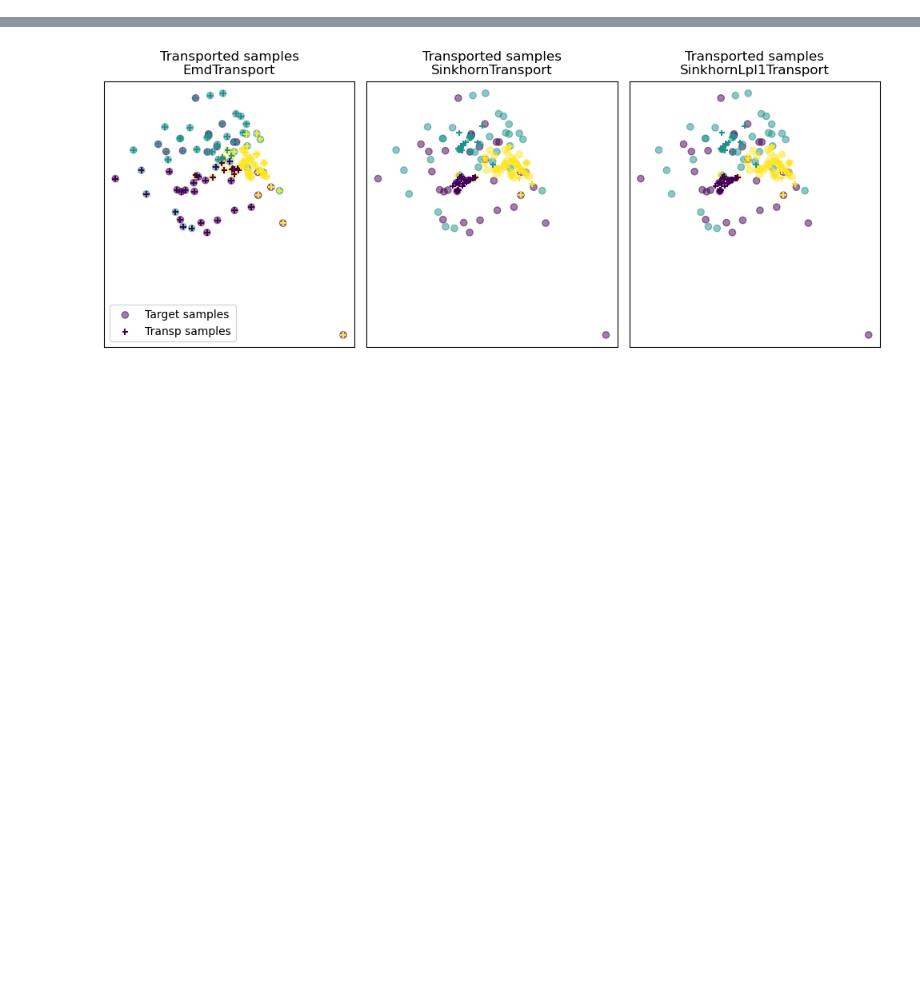
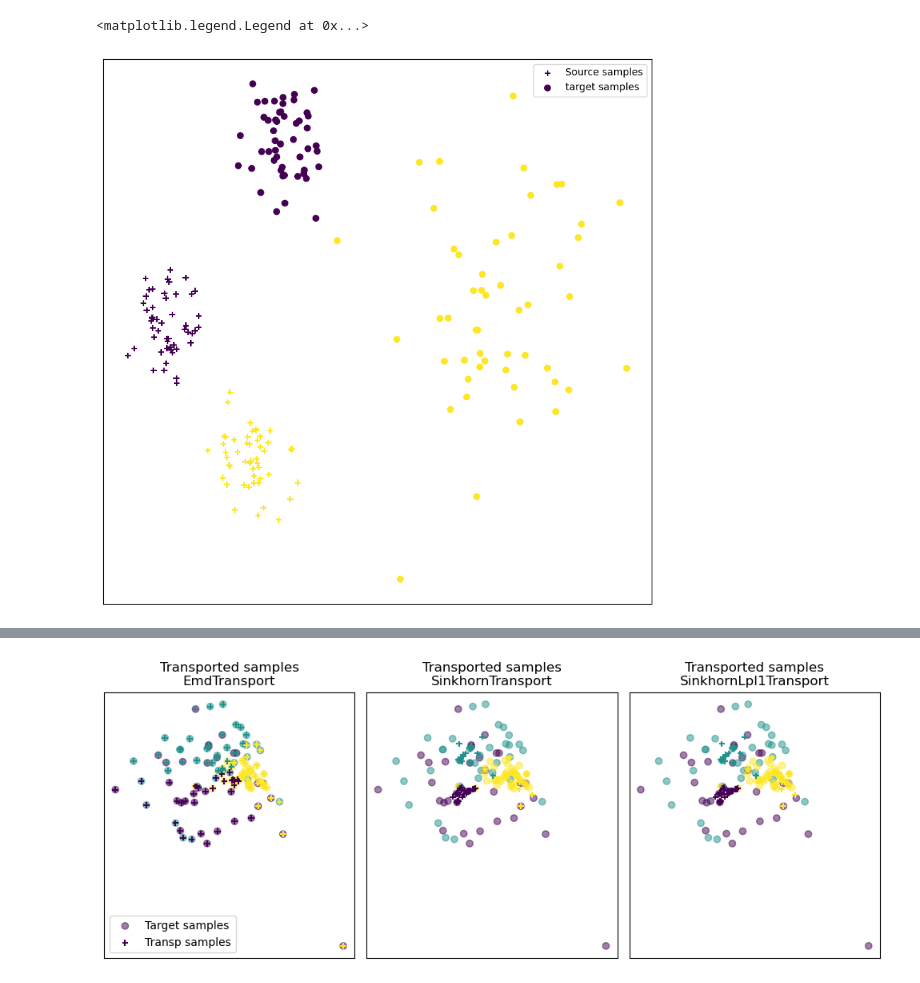
Before and after one commit to TheoAlegretti/OT-Domain-Adaptation, a Jupyter notebook: otda_ottjax_test.ipynb, the cells around one changed output, grey strips where cells are left out. Cells and saved outputs as stored; diff of their text form; code cells hidden in the pictures; blank space fills up the shorter version.

```diff
--- a/otda_ottjax_test.ipynb
+++ b/otda_ottjax_test.ipynb
@@ -6,9 +47,3 @@ import matplotlib.pylab as plt
 from ott.geometry import pointcloud,costs
 from ott.solvers.linear import sinkhorn
 import ot.plot
-# %%
-rngs = jax.random.split(jax.random.PRNGKey(0), 2)
-d, n_x, n_y = 2, 7, 11
-x = jax.random.normal(rngs[0], (n_x, d))
-y = jax.random.normal(rngs[1], (n_y, d)) + 0.5
-x_old = x
@@ -86,0 +144,10 @@ Text(0.5, 1.0, 'Target samples')
+# %%
+plt.figure(1, figsize=(10, 10))
+plt.scatter(x_s[:, 0], x_s[:, 1], c=y_s, marker='+', label='Source samples')
+plt.scatter(x_t[:, 0], x_t[:, 1], c=y_t, marker='o', label='target samples')
+plt.xticks([])
+plt.yticks([])
+plt.legend(loc=0)
+# %% [output]
+<matplotlib.legend.Legend at 0x...>
+[figure, added]
```
Also changed, not shown: parts of 12 cells of this notebook.
